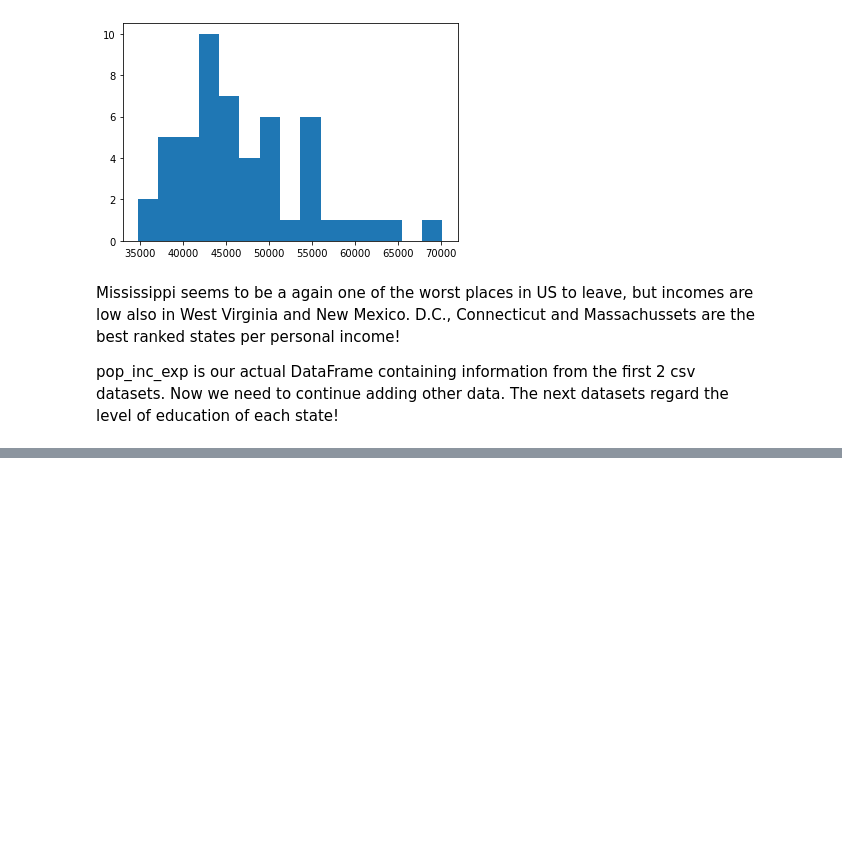
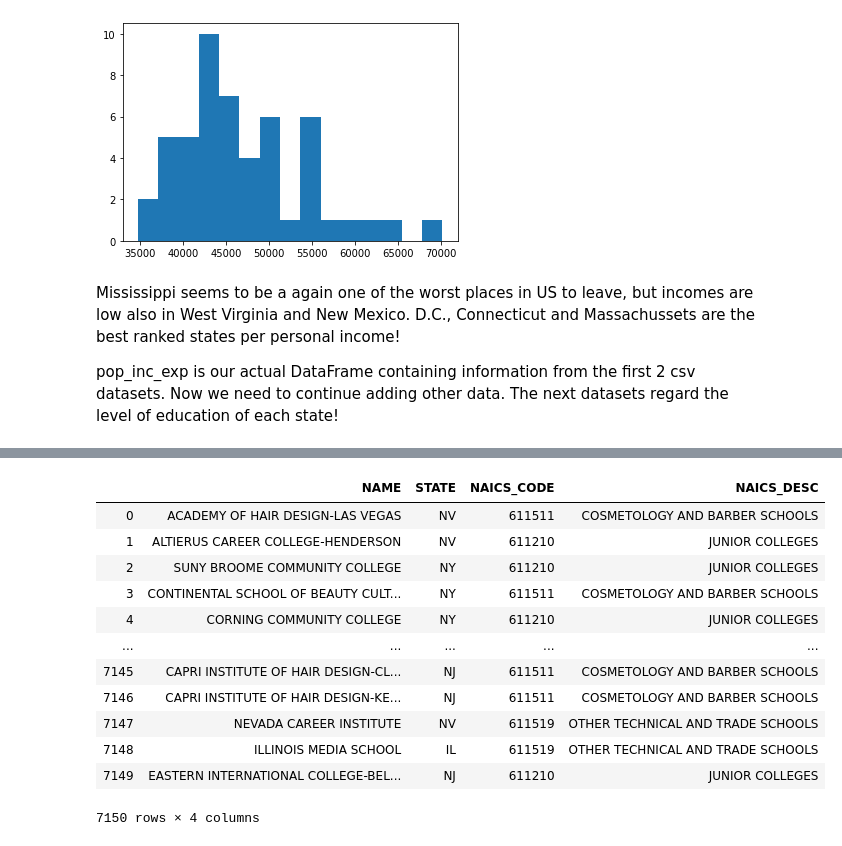
Before and after one commit to steber97/RecursionFairies_AdaProject, a Jupyter notebook: csv_datasets.ipynb, the cells around one changed output, grey strips where cells are left out. Cells and saved outputs as stored; diff of their text form; code cells hidden in the pictures; blank space fills up the shorter version.

```diff
--- a/csv_datasets.ipynb
+++ b/csv_datasets.ipynb
@@ -401,0 +426,17 @@ pop_inc_exp is our actual DataFrame containing information from the first 2 csv
+# %%
+colleges_universities_columns=colleges_universities_or[['NAME','STATE','NAICS_CODE','NAICS_DESC']]
+colleges_universities_columns
+# %% [output]
+|  | NAME | STATE | NAICS_CODE | NAICS_DESC |
+| 0 | ACADEMY OF HAIR DESIGN-LAS VEGAS | NV | 611511 | COSMETOLOGY AND BARBER SCHOOLS |
+| 1 | ALTIERUS CAREER COLLEGE-HENDERSON | NV | 611210 | JUNIOR COLLEGES |
+| 2 | SUNY BROOME COMMUNITY COLLEGE | NY | 611210 | JUNIOR COLLEGES |
+| 3 | CONTINENTAL SCHOOL OF BEAUTY CULT... | NY | 611511 | COSMETOLOGY AND BARBER SCHOOLS |
+| 4 | CORNING COMMUNITY COLLEGE | NY | 611210 | JUNIOR COLLEGES |
+| ... | ... | ... | ... | ... |
+| 7145 | CAPRI INSTITUTE OF HAIR DESIGN-CL... | NJ | 611511 | COSMETOLOGY AND BARBER SCHOOLS |
+| 7146 | CAPRI INSTITUTE OF HAIR DESIGN-KE... | NJ | 611511 | COSMETOLOGY AND BARBER SCHOOLS |
+| 7147 | NEVADA CAREER INSTITUTE | NV | 611519 | OTHER TECHNICAL AND TRADE SCHOOLS |
+| 7148 | ILLINOIS MEDIA SCHOOL | IL | 611519 | OTHER TECHNICAL AND TRADE SCHOOLS |
+| 7149 | EASTERN INTERNATIONAL COLLEGE-BEL... | NJ | 611210 | JUNIOR COLLEGES |
+7150 rows × 4 columns
```
Also changed, not shown: parts of 12 cells of this notebook, 2 other files.
